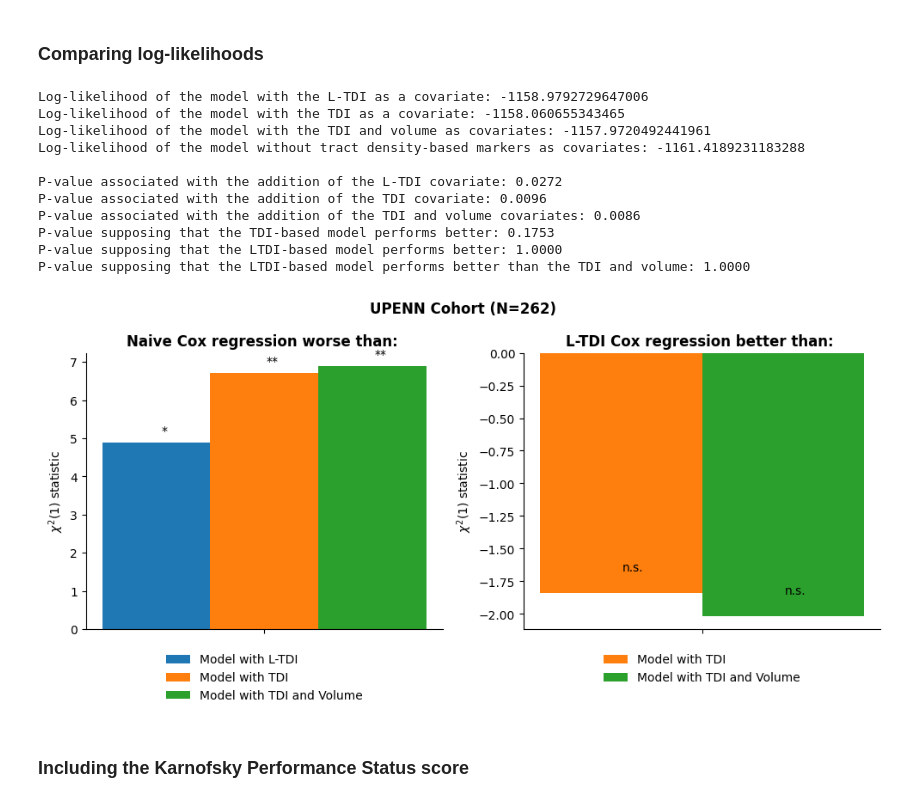
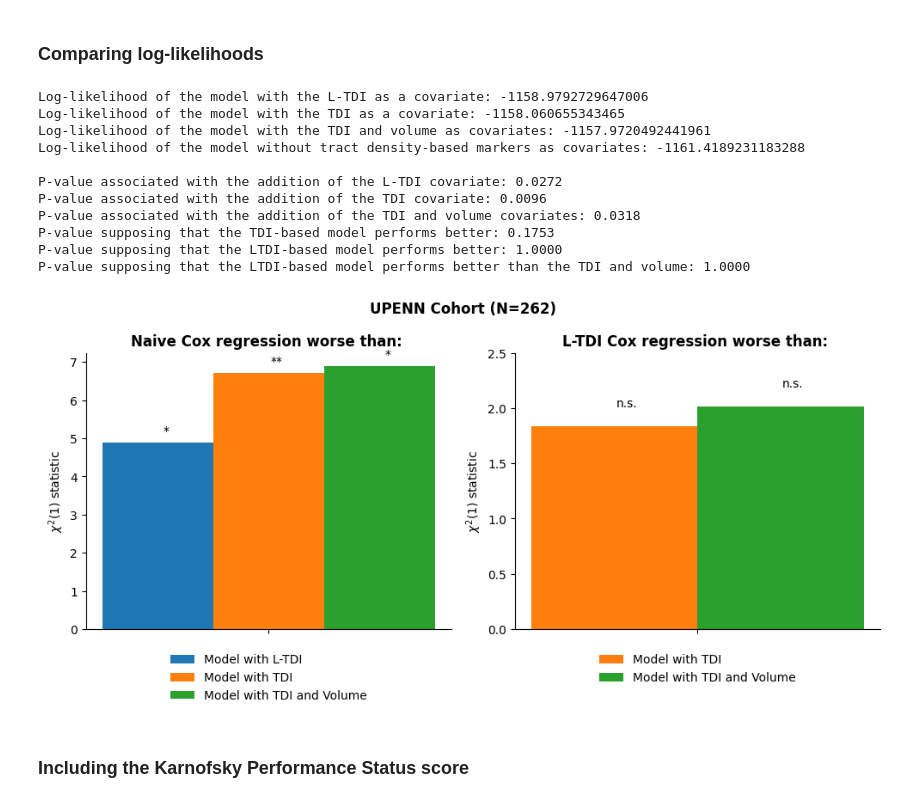
Before and after one commit to JoanSano/NormWM_4_Glioblastoma, a Jupyter notebook: UPENN-GBM/multivariate_survival.ipynb, the cells around one changed output. Drawn from its saved outputs; the diff is of its cells as text; code cells hidden in the pictures.

```diff
--- a/UPENN-GBM/multivariate_survival.ipynb
+++ b/UPENN-GBM/multivariate_survival.ipynb
@@ -410,7 +410,7 @@ chi2_LTDI_better_volume = - 2 * (LLF_with_TDI_volume - LLF_with_LTDI)
 
 p_value_LTDI = 1 - chi2.cdf(chi2_LTDI, df=DF)
 p_value_TDI = 1 - chi2.cdf(chi2_TDI, df=DF)
-p_value_TDI_volume = 1 - chi2.cdf(chi2_TDI_volume, df=DF)
+p_value_TDI_volume = 1 - chi2.cdf(chi2_TDI_volume, df=DF+1)
 p_value_TDI_better = 1 - chi2.cdf(chi2_TDI_better, df=DF)
 p_value_LTDI_better = 1 - chi2.cdf(chi2_LTDI_better, df=DF)
 p_value_LTDI_better_volume = 1 - chi2.cdf(chi2_LTDI_better_volume, df=DF)
@@ -429,7 +429,7 @@ Log-likelihood of the model without tract density-based markers as covariates: -
 
 P-value associated with the addition of the L-TDI covariate: 0.0272
 P-value associated with the addition of the TDI covariate: 0.0096
-P-value associated with the addition of the TDI and volume covariates: 0.0086
+P-value associated with the addition of the TDI and volume covariates: 0.0318
 P-value supposing that the TDI-based model performs better: 0.1753
 P-value supposing that the LTDI-based model performs better: 1.0000
 P-value supposing that the LTDI-based model performs better than the TDI and volume: 1.0000
@@ -455,7 +455,7 @@ colors = ["tab:blue", "tab:orange", "tab:green"]
 llrs = np.array([
     [chi2_LTDI, chi2_TDI, chi2_TDI_volume]
 ])
-p_values = 1 - chi2.cdf(llrs, df=1)
+p_values = 1 - chi2.cdf(llrs, df=[1,1,2])
 for i in range(len(model_labels)):
     bars = ax[0].bar(x + i * bar_width, llrs[:, i], width=bar_width, label=model_labels[i], color=colors[i])
     for j, bar in enumerate(bars):
@@ -472,36 +472,37 @@ ax[0].set_xticks(x + bar_width, time_labels)
 ax[0].set_ylabel(r'$\chi^2(1)$'+" statistic")
 ax[0].legend(frameon=False, loc="upper center", bbox_to_anchor=(0.5, -0.05))
 ax[0].set_title("Naive Cox regression worse than: ", fontweight='bold', fontsize=12)
 
 ### L-TDI against the other two models
 model_labels = ["Model with TDI", "Model with TDI and Volume"]
 colors = ["tab:orange", "tab:green"]
-llrs = np.array([
+llrs = -np.array([
     [chi2_LTDI_better, chi2_LTDI_better_volume]
 ])
 p_values = 1 - chi2.cdf(llrs, df=1)
 for i in range(len(model_labels)):
     bars = ax[1].bar(x + i * bar_width, llrs[:, i], width=bar_width, label=model_labels[i], color=colors[i])
     for j, bar in enumerate(bars):
         height = bar.get_height()
         significance = get_significance_marker(p_values[j, i])
         ax[1].text(
             bar.get_x() + bar.get_width() / 2 + 0.015,
             height + 0.15,
             significance,
             ha="center", va="bottom", fontsize=10
         )
+ax[1].set_ylim([0,2.5])
 ax[1].spines[["top","right"]].set_visible(False)
 ax[1].set_xticks(x + bar_width/2, time_labels)
 ax[1].set_ylabel(r'$\chi^2(1)$'+" statistic")
 ax[1].legend(frameon=False, loc="upper center", bbox_to_anchor=(0.5, -0.05))
-ax[1].set_title("L-TDI Cox regression better than: ", fontweight='bold', fontsize=12)
+ax[1].set_title("L-TDI Cox regression worse than: ", fontweight='bold', fontsize=12)
 
 fig.suptitle(f"UPENN Cohort (N={len(data)})", fontsize=12, fontweight='bold')
 fig.tight_layout()
 fig.savefig(os.path.join(figs_folder, f"Cox-regression.{fmt}"), dpi=dpi, format=fmt)
 # %% [output]
-[figure, old version]
+[figure, new version]
 # %% [markdown]
 ### Including the Karnofsky Performance Status score
 # %% [markdown]
```
Also changed, not shown: parts of 2 cells of this notebook, 2 other files.
